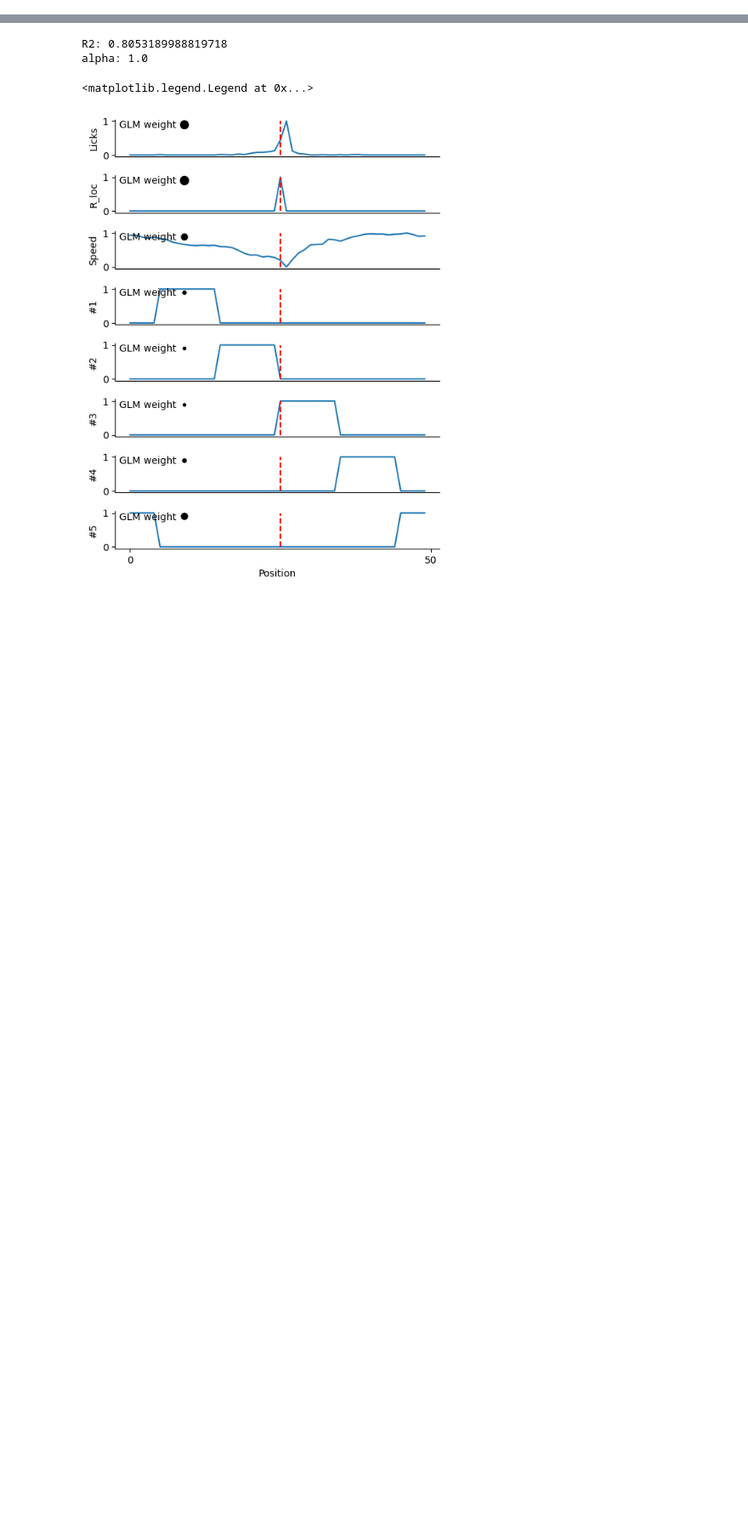
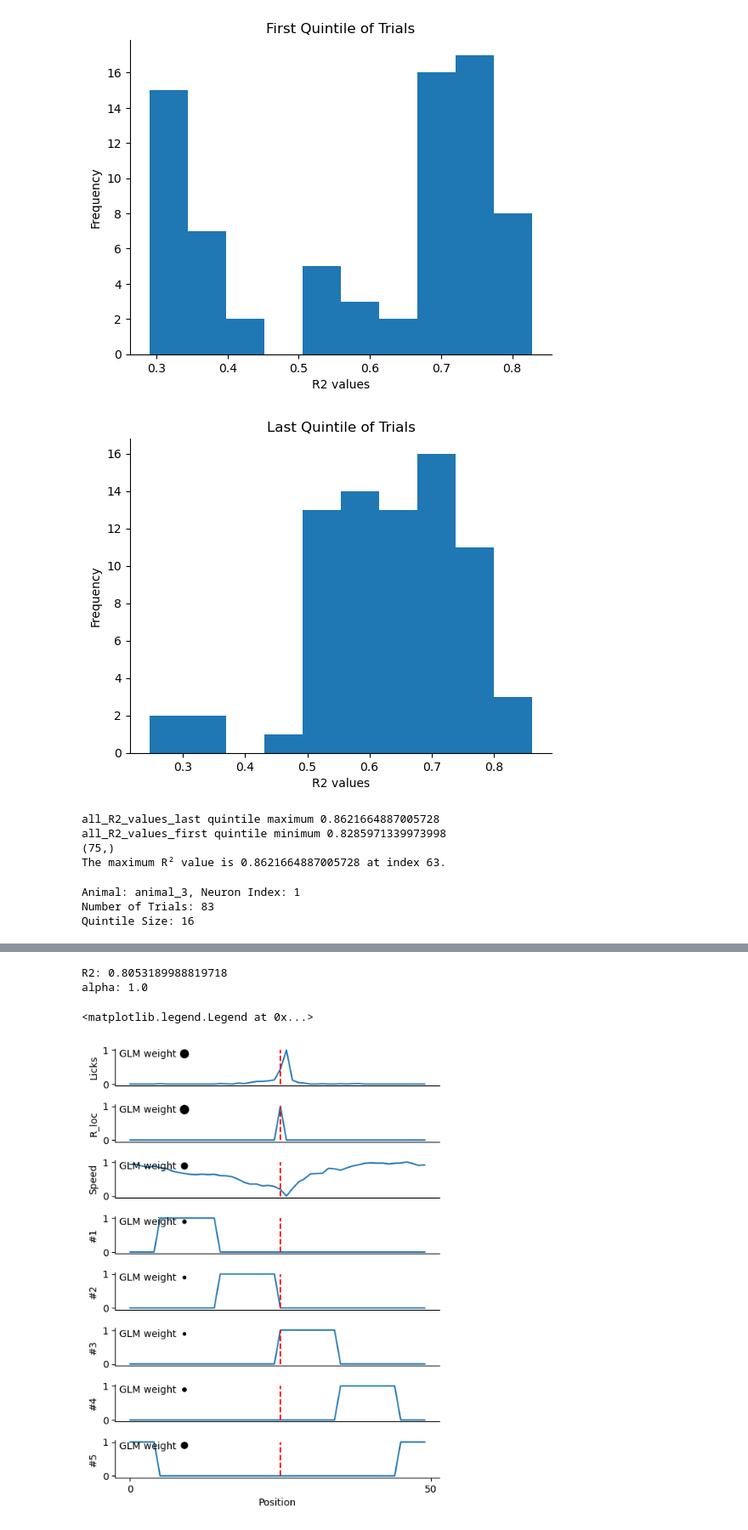
Before and after one commit to Milstein-Lab/CA1-interneuron-GLM, a Jupyter notebook: GLM_analysis_scratchpad.ipynb, the cells around one changed output, grey strips where cells are left out. Shown at 85% size. Drawn from its saved outputs; the diff is of its cells as text; code cells hidden in the pictures; blank space fills up the shorter version.

```diff
--- a/GLM_analysis_scratchpad.ipynb
+++ b/GLM_analysis_scratchpad.ipynb
@@ -42,0 +54,78 @@ plt.show()
+# %%
+from GLM_regression import *
+
+filepath = "SSTindivsomata_GLM.mat"
+
+reorganized_data, variable_list = load_data(filepath)
+
+GLM_params_first_quintile = fit_GLM(reorganized_data, quintile=1)
+
+all_R2_values_first = []
+for animal in GLM_params_first_quintile:
+    for neuron in GLM_params_first_quintile[animal]:
+        all_R2_values_first.append(GLM_params_first_quintile[animal][neuron]['R2'])
+all_R2_values_first = np.array(all_R2_values_first)
+
+plt.hist(all_R2_values_first.flatten(), bins=10)
+plt.xlabel("R2 values")
+plt.ylabel("Frequency")
+plt.title("First Quintile of Trials")
+plt.show()
+
+GLM_params_last_quintile = fit_GLM(reorganized_data, quintile=5)
+
+all_R2_values_last = []
+for animal in GLM_params_last_quintile:
+    for neuron in GLM_params_last_quintile[animal]:
+        all_R2_values_last.append(GLM_params_last_quintile[animal][neuron]['R2'])
+all_R2_values_last = np.array(all_R2_values_last)
+
+plt.hist(all_R2_values_last.flatten(), bins=10)
+plt.xlabel("R2 values")
+plt.ylabel("Frequency")
+plt.title("Last Quintile of Trials")
+plt.show()
+
+print(f"all_R2_values_last quintile maximum {np.max(all_R2_values_last)}")
+print(f"all_R2_values_first quintile minimum {np.max(all_R2_values_first)}")
+
+print(all_R2_values_last.shape)
+
+max_value = np.max(all_R2_values_last)
+
+max_index = np.where(all_R2_values_last == max_value)[0][0]
+
+print(f"The maximum R² value is {max_value} at index {max_index}.")
+# %% [output]
+[figure, added]
+[figure, added]
+all_R2_values_last quintile maximum 0.8621664887005728
+all_R2_values_first quintile minimum 0.8285971339973998
+(75,)
+The maximum R² value is 0.8621664887005728 at index 63.
+# %%
+animal_idx = 2
+neuron_idx = 1
+
+# Construct the correct dictionary key for the specific animal
+animal_key = f'animal_{animal_idx + 1}'  # Adjust for 0-based indexing in Python
+
+# Check if the animal key exists in reorganized_data
+if animal_key in reorganized_data:
+    # Check if the neuron index is within the range for the specific animal
+    if neuron_idx < len(reorganized_data[animal_key]):
+        neuron = reorganized_data[animal_key][neuron_idx]
+        num_trials = neuron.shape[2]  # Number of trials for the specific neuron
+        quintile_size = num_trials // 5  # Size of each quintile
+
+        print(f"Animal: {animal_key}, Neuron Index: {neuron_idx}")
+        print(f"Number of Trials: {num_trials}")
+        print(f"Quintile Size: {quintile_size}")
+    else:
+        print(f"Neuron index {neuron_idx} is out of range for {animal_key}.")
+else:
+    print(f"{animal_key} not found in reorganized_data.")
+# %% [output]
+Animal: animal_3, Neuron Index: 1
+Number of Trials: 83
+Quintile Size: 16
```
Also changed, not shown: parts of 4 cells of this notebook, 1 other file.
